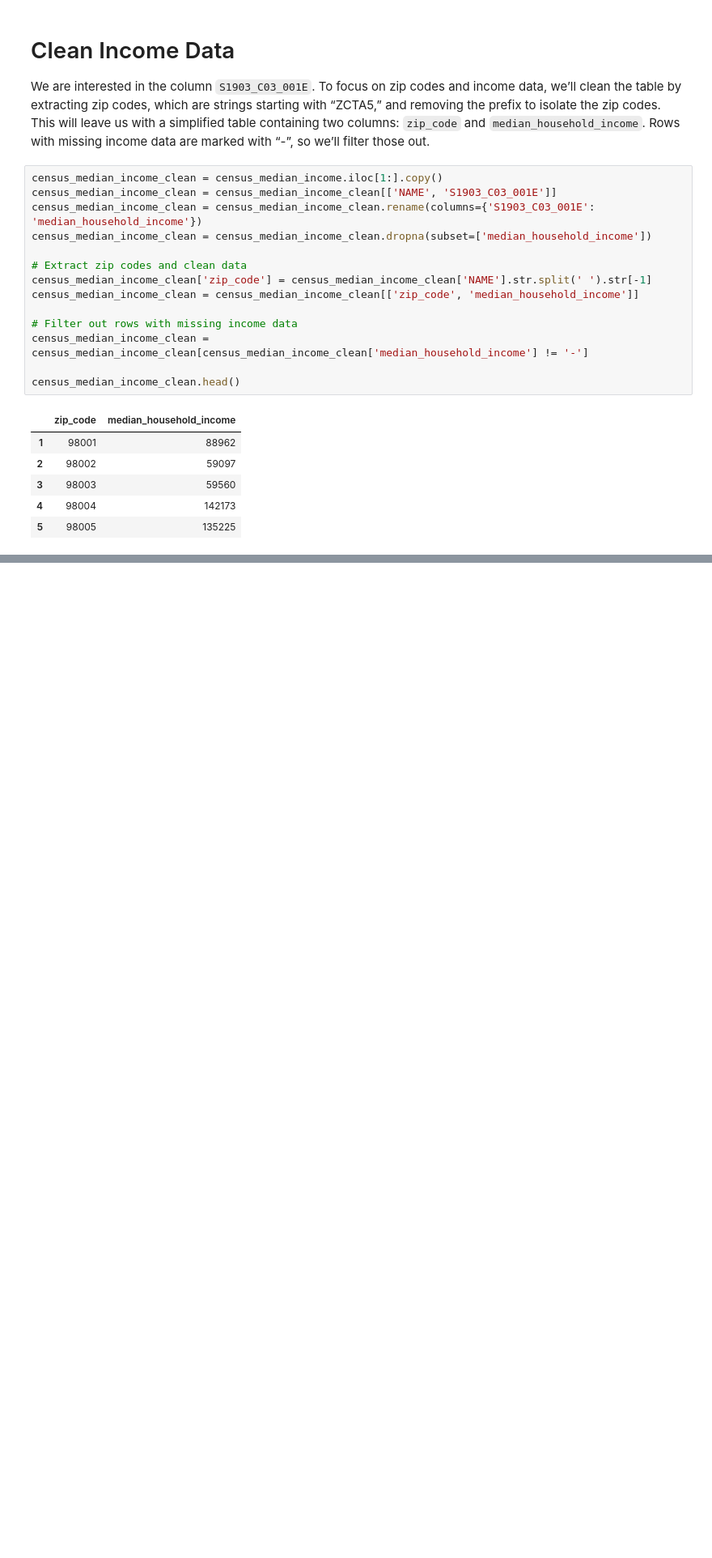
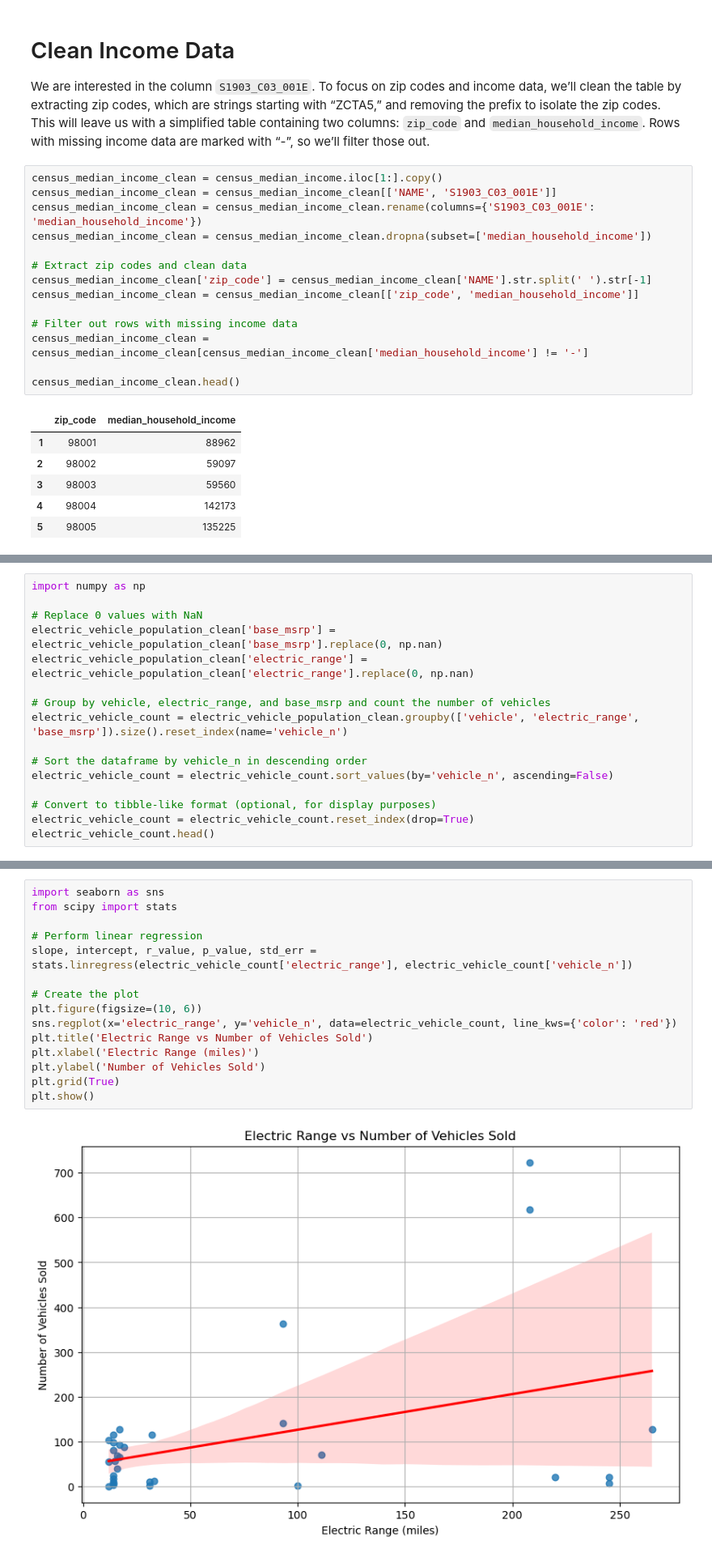
Before and after one commit to faufreiter/dds_ev_analysis, a Jupyter notebook: analysis.ipynb, the cells around one changed output, grey strips where cells are left out. Shown at 81% size. Cells and saved outputs as stored; diff of their text form; blank space fills up the shorter version.

```diff
--- a/analysis.ipynb
+++ b/analysis.ipynb
@@ -52,0 +107,16 @@ census_median_income_clean.head()
+# %%
+import numpy as np
+
+# Replace 0 values with NaN
+electric_vehicle_population_clean['base_msrp'] = electric_vehicle_population_clean['base_msrp'].replace(0, np.nan)
+electric_vehicle_population_clean['electric_range'] = electric_vehicle_population_clean['electric_range'].replace(0, np.nan)
+
+# Group by vehicle, electric_range, and base_msrp and count the number of vehicles
+electric_vehicle_count = electric_vehicle_population_clean.groupby(['vehicle', 'electric_range', 'base_msrp']).size().reset_index(name='vehicle_n')
+
+# Sort the dataframe by vehicle_n in descending order
+electric_vehicle_count = electric_vehicle_count.sort_values(by='vehicle_n', ascending=False)
+
+# Convert to tibble-like format (optional, for display purposes)
+electric_vehicle_count = electric_vehicle_count.reset_index(drop=True)
+electric_vehicle_count.head()
@@ -52,0 +130,17 @@ census_median_income_clean.head()
+# %%
+import seaborn as sns
+from scipy import stats
+
+# Perform linear regression
+slope, intercept, r_value, p_value, std_err = stats.linregress(electric_vehicle_count['electric_range'], electric_vehicle_count['vehicle_n'])
+
+# Create the plot
+plt.figure(figsize=(10, 6))
+sns.regplot(x='electric_range', y='vehicle_n', data=electric_vehicle_count, line_kws={'color': 'red'})
+plt.title('Electric Range vs Number of Vehicles Sold')
+plt.xlabel('Electric Range (miles)')
+plt.ylabel('Number of Vehicles Sold')
+plt.grid(True)
+plt.show()
+# %% [output]
+[figure, added]
```
Also changed, not shown: parts of 11 cells of this notebook.
